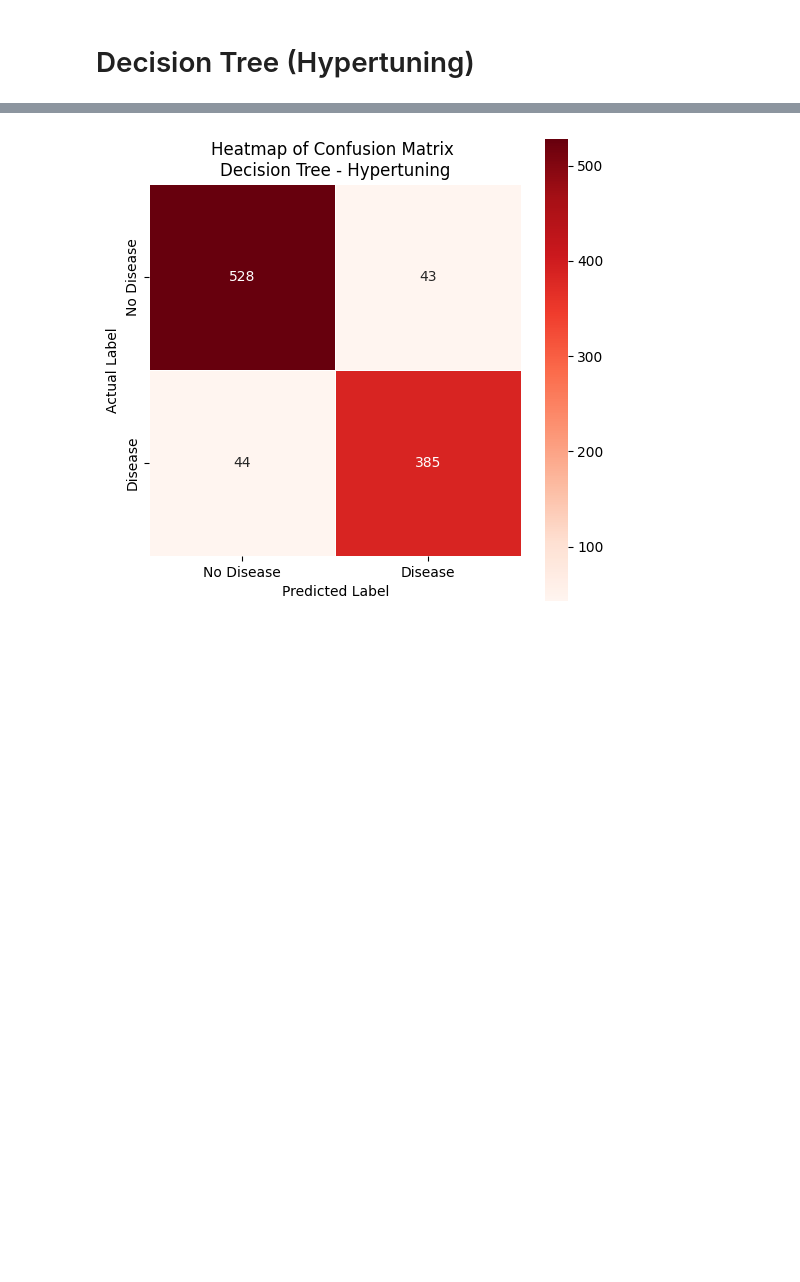
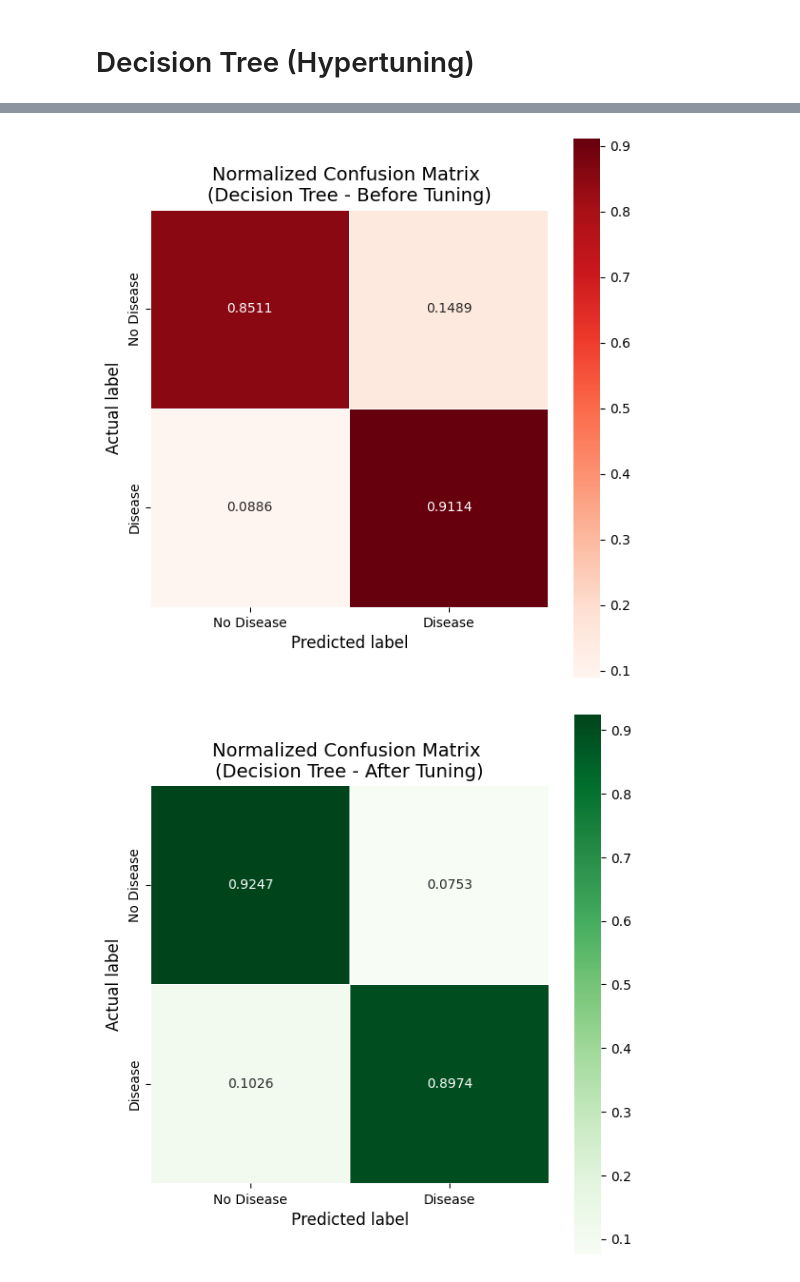
Before and after one commit to github-cweehy/Lung-Cancer-Detection-ML, a Jupyter notebook: DecisionTree.ipynb, the cells around one changed output, grey strips where cells are left out. Drawn from its saved outputs; the diff is of its cells as text; code cells hidden in the pictures; blank space fills up the shorter version.

```diff
--- a/DecisionTree.ipynb
+++ b/DecisionTree.ipynb
@@ -331,11 +434,37 @@ plt.show()
 # %%
-# Plot heatmap for Decision Tree - Hypertuning
+# Predictions from Decision Tree
+y_pred_dt_no_tune = dt_base.predict(X_test)
+y_pred_dt_tuned = dt_tuned.predict(X_test)
+
+# Raw confusion matrices
+cm_dt_no_tune = confusion_matrix(y_test, y_pred_dt_no_tune)
+cm_dt_tuned = confusion_matrix(y_test, y_pred_dt_tuned)
+
+# Normalize
+cm_dt_no_tune_norm = cm_dt_no_tune.astype('float') / cm_dt_no_tune.sum(axis=1)[:, np.newaxis]
+cm_dt_tuned_norm = cm_dt_tuned.astype('float') / cm_dt_tuned.sum(axis=1)[:, np.newaxis]
+
+# Heatmap - Before Tuning
 plt.figure(figsize=(6, 6))
-sns.heatmap(cm_dt, annot=True, fmt='d', linewidths=0.5, square=True, cmap='Reds',
-            xticklabels=['No Disease', 'Disease'], yticklabels=['No Disease', 'Disease'])
-plt.title('Heatmap of Confusion Matrix \nDecision Tree - Hypertuning')
-plt.xlabel('Predicted Label')
-plt.ylabel('Actual Label')
+sns.heatmap(cm_dt_no_tune_norm, annot=True, fmt='.4f', linewidths=0.5, square=True, cmap='Reds',
+            xticklabels=['No Disease', 'Disease'],
+            yticklabels=['No Disease', 'Disease'])
+plt.title('Normalized Confusion Matrix \n(Decision Tree - Before Tuning)', fontsize=14)
+plt.xlabel('Predicted label', fontsize=12)
+plt.ylabel('Actual label', fontsize=12)
+plt.tight_layout()
 plt.show()
+
+# Heatmap - After Tuning
+plt.figure(figsize=(6, 6))
+sns.heatmap(cm_dt_tuned_norm, annot=True, fmt='.4f', linewidths=0.5, square=True, cmap='Greens',
+            xticklabels=['No Disease', 'Disease'],
+            yticklabels=['No Disease', 'Disease'])
+plt.title('Normalized Confusion Matrix \n(Decision Tree - After Tuning)', fontsize=14)
+plt.xlabel('Predicted label', fontsize=12)
+plt.ylabel('Actual label', fontsize=12)
+plt.tight_layout()
+plt.show()
 # %% [output]
-[figure, old version]
+[figure, new version]
+[figure, added]
```
Also changed, not shown: parts of 26 cells of this notebook, 1 other file.
